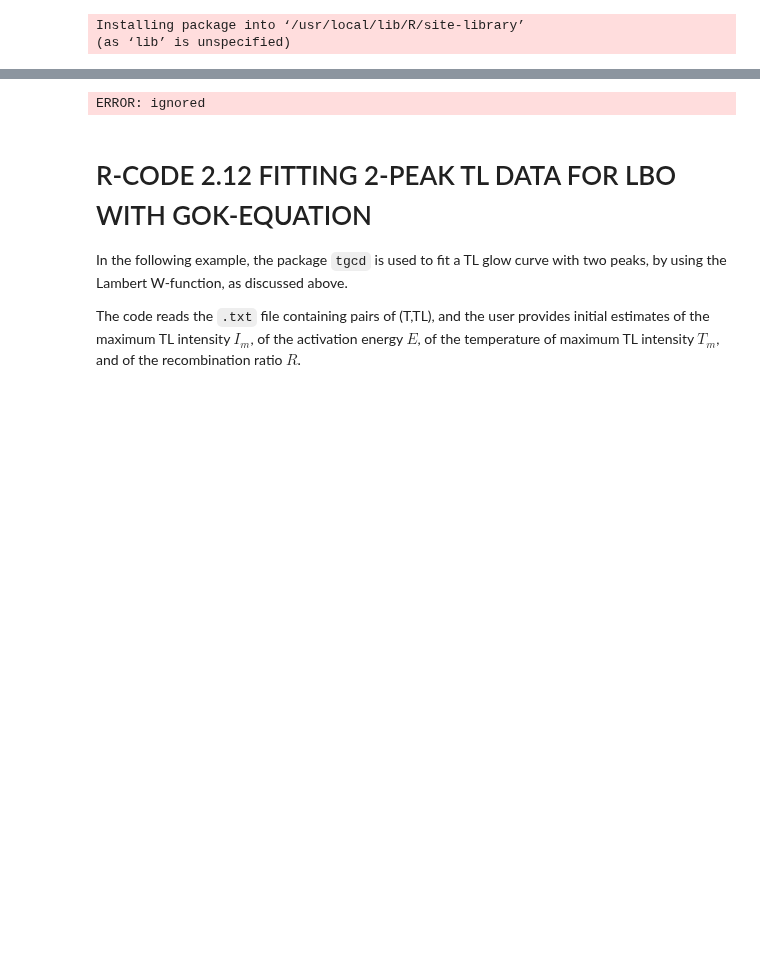
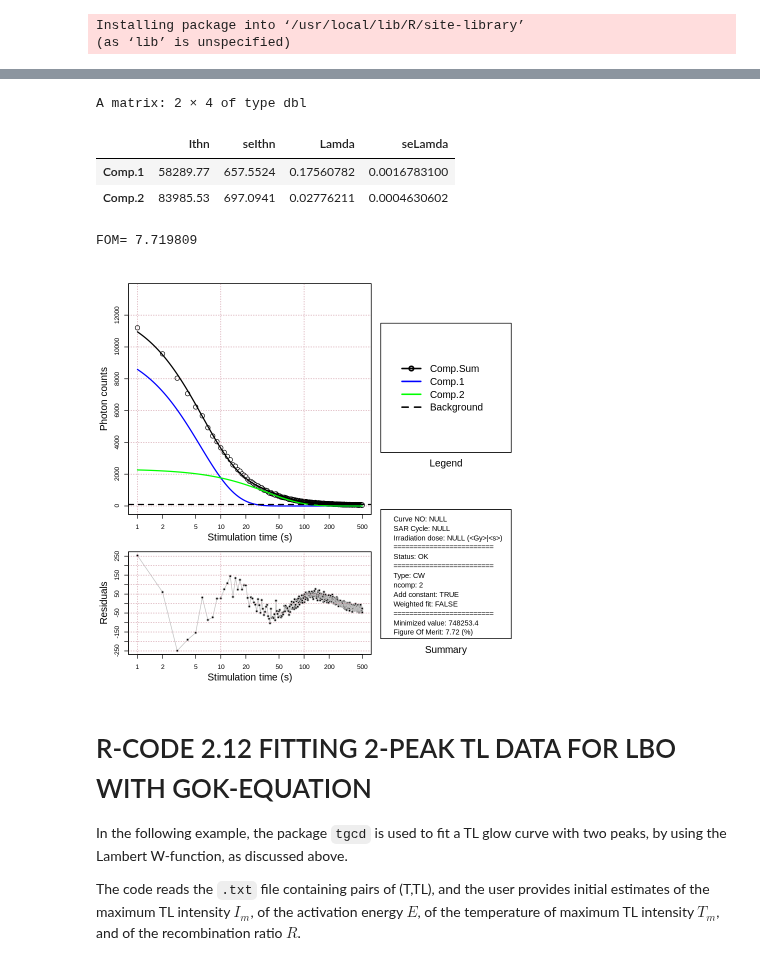
Before and after one commit to vpagonis/EURADOS-2023, a Jupyter notebook: Code_2_11_14.ipynb, the cells around one changed output, grey strips where cells are left out. Cells and saved outputs as stored; diff of their text form; code cells hidden in the pictures; blank space fills up the shorter version.

```diff
--- a/Code_2_11_14.ipynb
+++ b/Code_2_11_14.ipynb
@@ -73,15 +74,14 @@ Installing package into ‘/usr/local/lib/R/site-library’
 # %%
 ### Fitting CW-OSL signal with package numOSL (2 components)
 # install R package tgcd by Peng et al.
-install.packages("numOSL")
-
+library('numOSL')
 # Load the data
 filename <- "https://github.com/vpagonis/EURADOS-2023/raw/main/KST4ph300IR.TXT"
 data <-read.table(url(filename))
 
 data<-data.frame(data[2:500,1],data[2:500,2]) #data t=1-500 s
 
-a<-decomp(data, ncomp=2)
+a<- decomp(data, ncomp=2)
 print.noquote("Best fit parameters")
 a$LMpars
 cat("\nFOM=",a$FOM)
@@ -91,4 +90,9 @@ Installing package into ‘/usr/local/lib/R/site-library’
-ERROR: ignored
+A matrix: 2 × 4 of type dbl
+|  | Ithn | seIthn | Lamda | seLamda |
+| Comp.1 | 58289.77 | 657.5524 | 0.17560782 | 0.0016783100 |
+| Comp.2 | 83985.53 | 697.0941 | 0.02776211 | 0.0004630602 |
+FOM= 7.719809
+[figure, added]
 # %% [markdown]
 
 # R-CODE 2.12 FITTING 2-PEAK TL DATA FOR LBO WITH GOK-EQUATION
```
Also changed, not shown: parts of 2 cells of this notebook.
